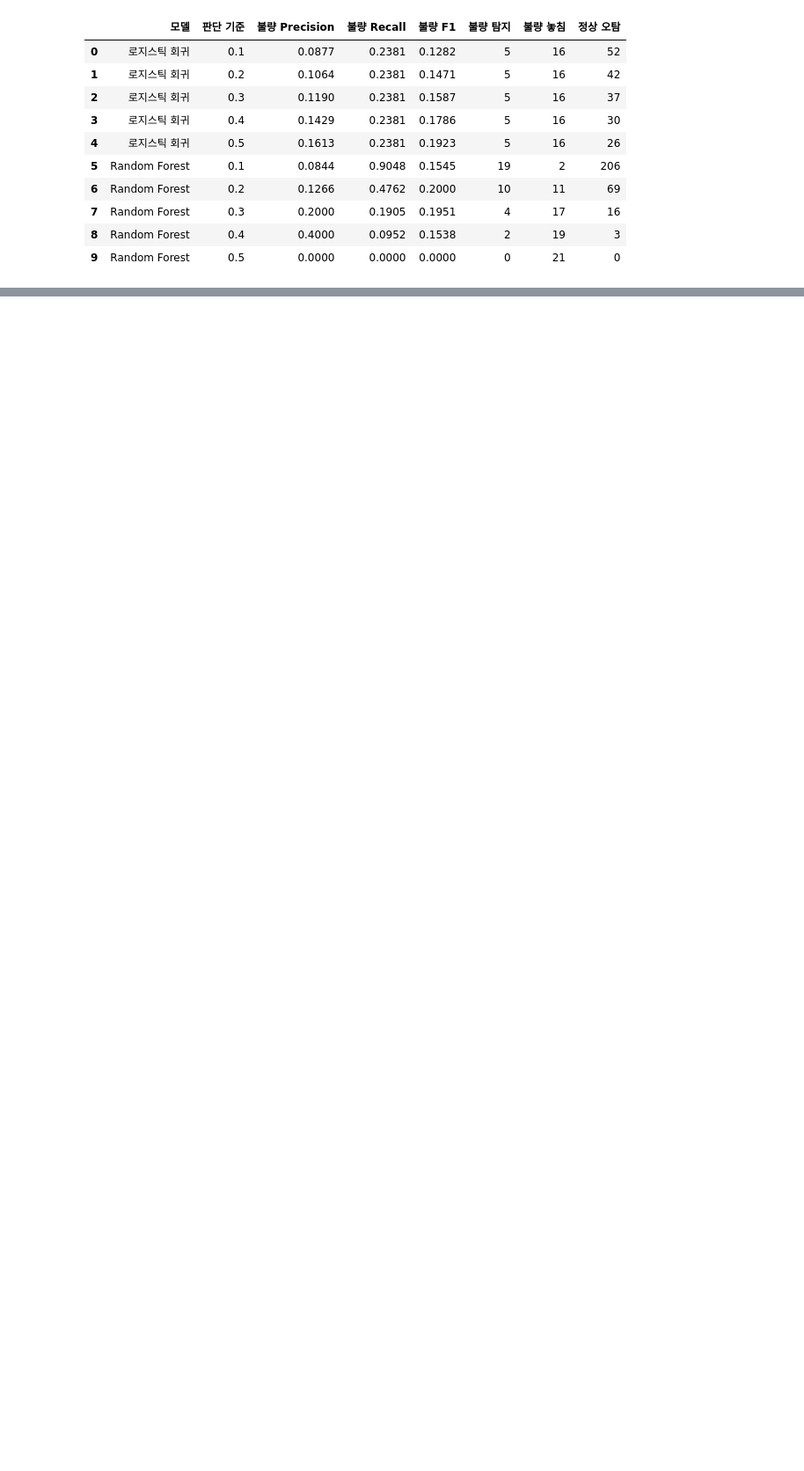
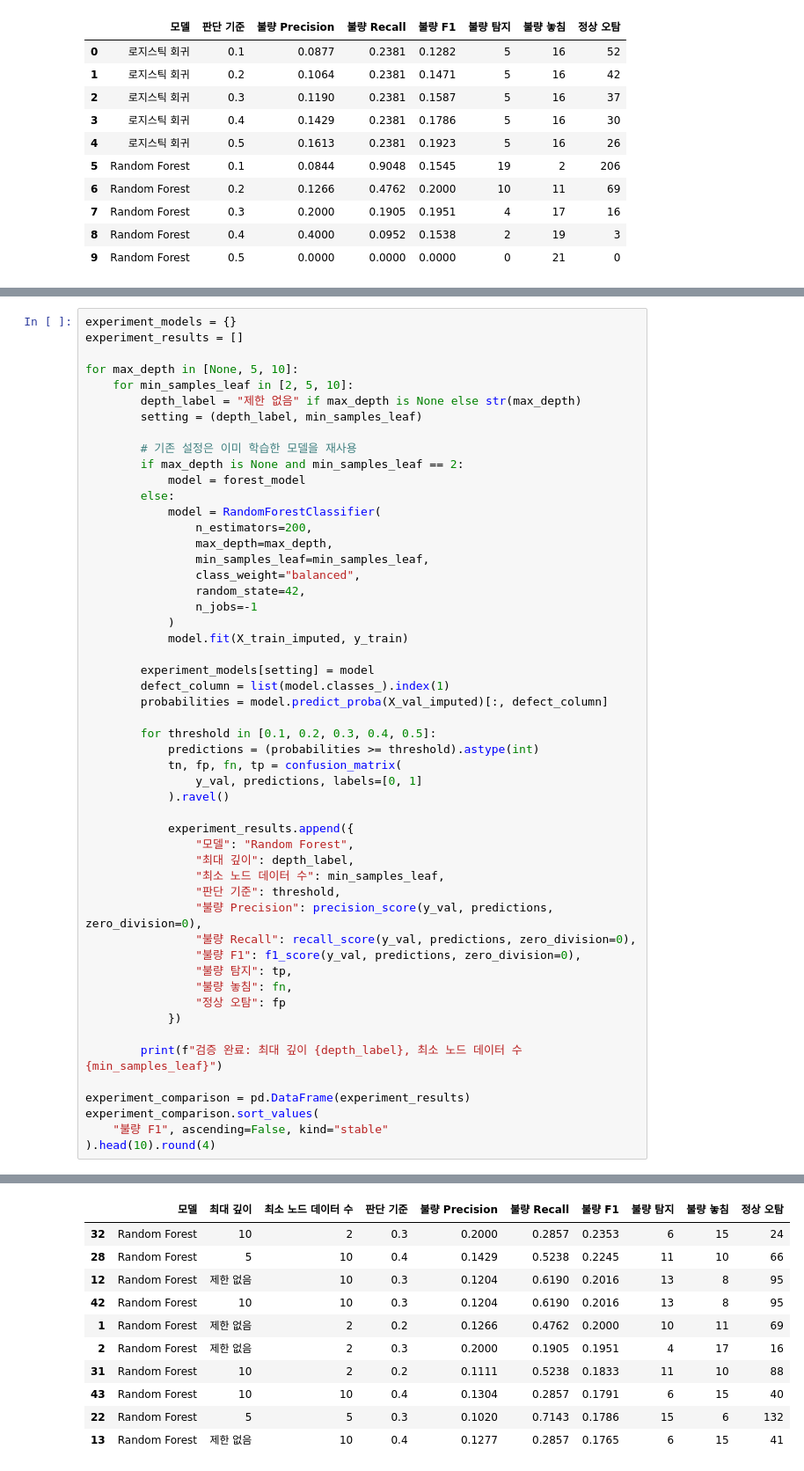
Before and after one commit to Haluey/manufacturing-defect-prediction, a Jupyter notebook: notebooks/02_model_training.ipynb, the cells around one changed output, grey strips where cells are left out. Shown at 88% size. Drawn from its saved outputs; the diff is of its cells as text; blank space fills up the shorter version.

```diff
--- a/notebooks/02_model_training.ipynb
+++ b/notebooks/02_model_training.ipynb
@@ -371,0 +353,53 @@ print("불량 판단 기준:", selected_threshold)
+# %%
+experiment_models = {}
+experiment_results = []
+
+for max_depth in [None, 5, 10]:
+    for min_samples_leaf in [2, 5, 10]:
+        depth_label = "제한 없음" if max_depth is None else str(max_depth)
+        setting = (depth_label, min_samples_leaf)
+
+        # 기존 설정은 이미 학습한 모델을 재사용
+        if max_depth is None and min_samples_leaf == 2:
+            model = forest_model
+        else:
+            model = RandomForestClassifier(
+                n_estimators=200,
+                max_depth=max_depth,
+                min_samples_leaf=min_samples_leaf,
+                class_weight="balanced",
+                random_state=42,
+                n_jobs=-1
+            )
+            model.fit(X_train_imputed, y_train)
+
+        experiment_models[setting] = model
+        defect_column = list(model.classes_).index(1)
+        probabilities = model.predict_proba(X_val_imputed)[:, defect_column]
+
+        for threshold in [0.1, 0.2, 0.3, 0.4, 0.5]:
+            predictions = (probabilities >= threshold).astype(int)
+            tn, fp, fn, tp = confusion_matrix(
+                y_val, predictions, labels=[0, 1]
+            ).ravel()
+
+            experiment_results.append({
+                "모델": "Random Forest",
+                "최대 깊이": depth_label,
+                "최소 노드 데이터 수": min_samples_leaf,
+                "판단 기준": threshold,
+                "불량 Precision": precision_score(y_val, predictions, zero_division=0),
+                "불량 Recall": recall_score(y_val, predictions, zero_division=0),
+                "불량 F1": f1_score(y_val, predictions, zero_division=0),
+                "불량 탐지": tp,
+                "불량 놓침": fn,
+                "정상 오탐": fp
+            })
+
+        print(f"검증 완료: 최대 깊이 {depth_label}, 최소 노드 데이터 수 {min_samples_leaf}")
+
+experiment_comparison = pd.DataFrame(experiment_results)
+experiment_comparison.sort_values(
+    "불량 F1", ascending=False, kind="stable"
+).head(10).round(4)
+# %% [output]
@@ -371,0 +415,11 @@ print("불량 판단 기준:", selected_threshold)
+|  | 모델 | 최대 깊이 | 최소 노드 데이터 수 | 판단 기준 | 불량 Precision | 불량 Recall | 불량 F1 | 불량 탐지 | 불량 놓침 | 정상 오탐 |
+| 32 | Random Forest | 10 | 2 | 0.3 | 0.2000 | 0.2857 | 0.2353 | 6 | 15 | 24 |
+| 28 | Random Forest | 5 | 10 | 0.4 | 0.1429 | 0.5238 | 0.2245 | 11 | 10 | 66 |
+| 12 | Random Forest | 제한 없음 | 10 | 0.3 | 0.1204 | 0.6190 | 0.2016 | 13 | 8 | 95 |
+| 42 | Random Forest | 10 | 10 | 0.3 | 0.1204 | 0.6190 | 0.2016 | 13 | 8 | 95 |
+| 1 | Random Forest | 제한 없음 | 2 | 0.2 | 0.1266 | 0.4762 | 0.2000 | 10 | 11 | 69 |
+| 2 | Random Forest | 제한 없음 | 2 | 0.3 | 0.2000 | 0.1905 | 0.1951 | 4 | 17 | 16 |
+| 31 | Random Forest | 10 | 2 | 0.2 | 0.1111 | 0.5238 | 0.1833 | 11 | 10 | 88 |
+| 43 | Random Forest | 10 | 10 | 0.4 | 0.1304 | 0.2857 | 0.1791 | 6 | 15 | 40 |
+| 22 | Random Forest | 5 | 5 | 0.3 | 0.1020 | 0.7143 | 0.1786 | 15 | 6 | 132 |
+| 13 | Random Forest | 제한 없음 | 10 | 0.4 | 0.1277 | 0.2857 | 0.1765 | 6 | 15 | 41 |
```
Also changed, not shown: parts of 26 cells of this notebook, 10 other files.
